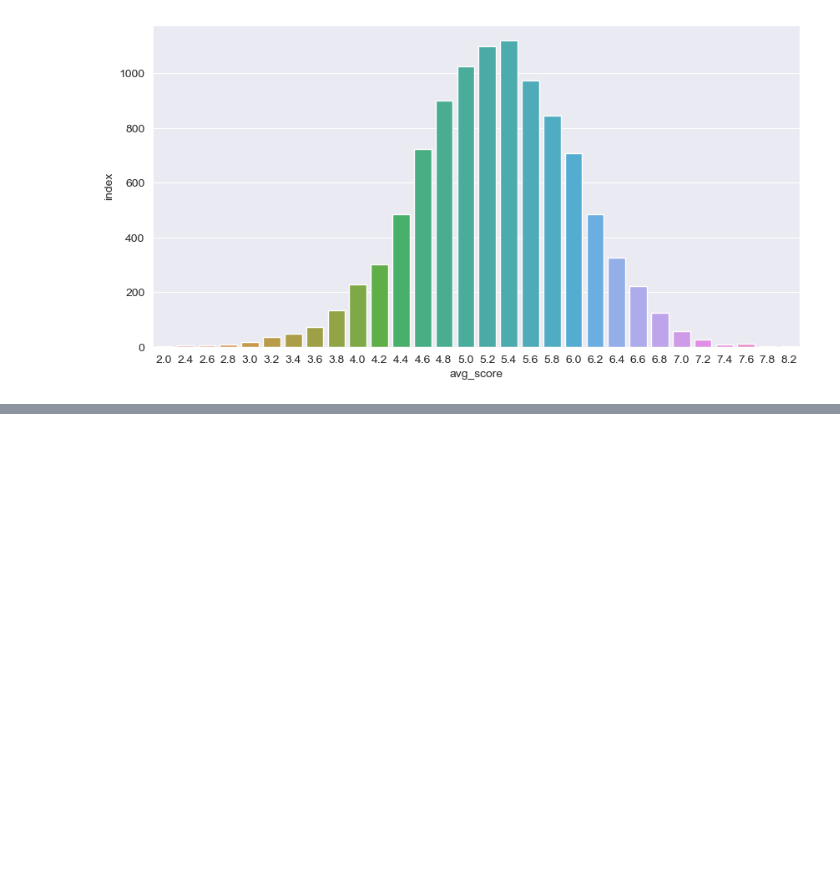
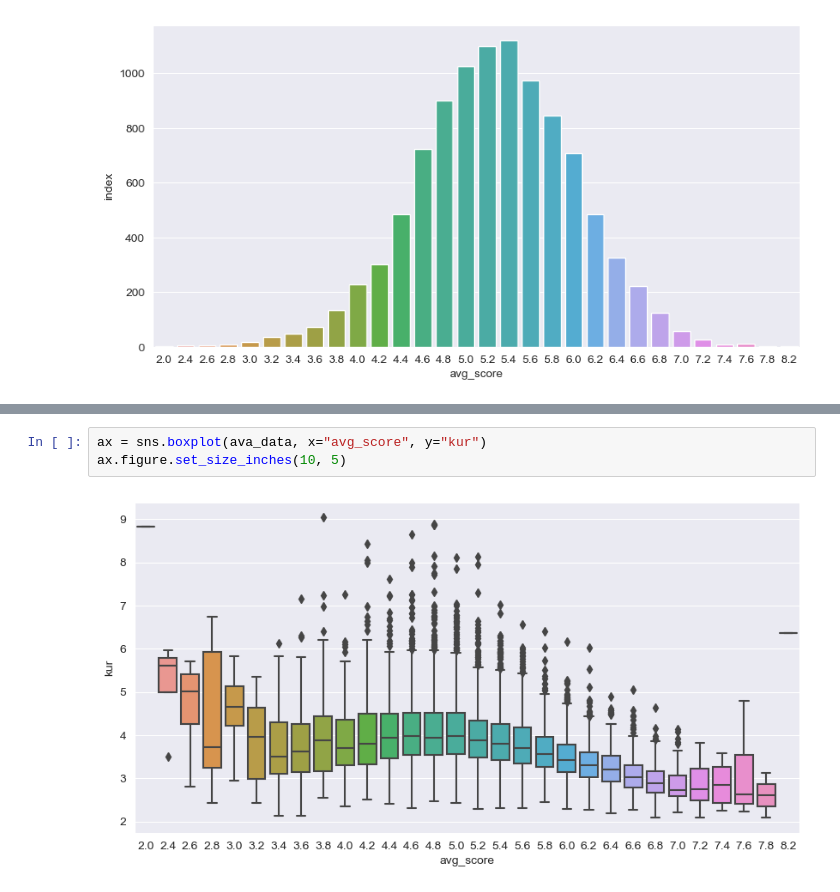
Before and after one commit to origin-coding/aesthetic, a Jupyter notebook: notebooks/analyze_ava.ipynb, the cells around one changed output, grey strips where cells are left out. Saved outputs shown, nothing was run; the diff lists cells and outputs as text; blank space fills up the shorter version.

```diff
--- a/notebooks/analyze_ava.ipynb
+++ b/notebooks/analyze_ava.ipynb
@@ -31,0 +110,5 @@ ax.figure.set_size_inches(10, 5)
+# %%
+ax = sns.boxplot(ava_data, x="avg_score", y="kur")
+ax.figure.set_size_inches(10, 5)
+# %% [output]
+[figure, added]
```
Also changed, not shown: parts of 12 cells of this notebook.
